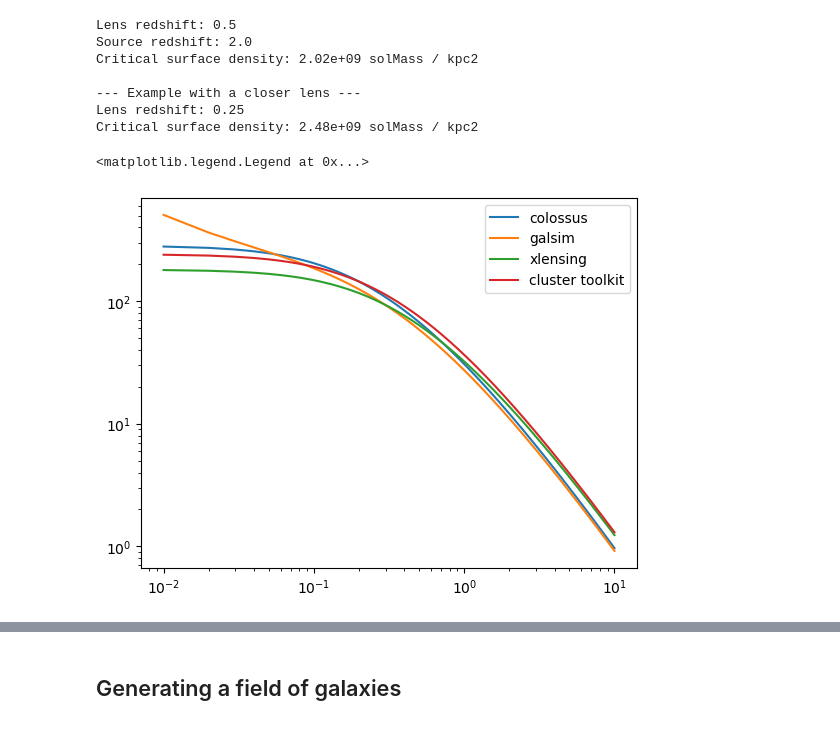
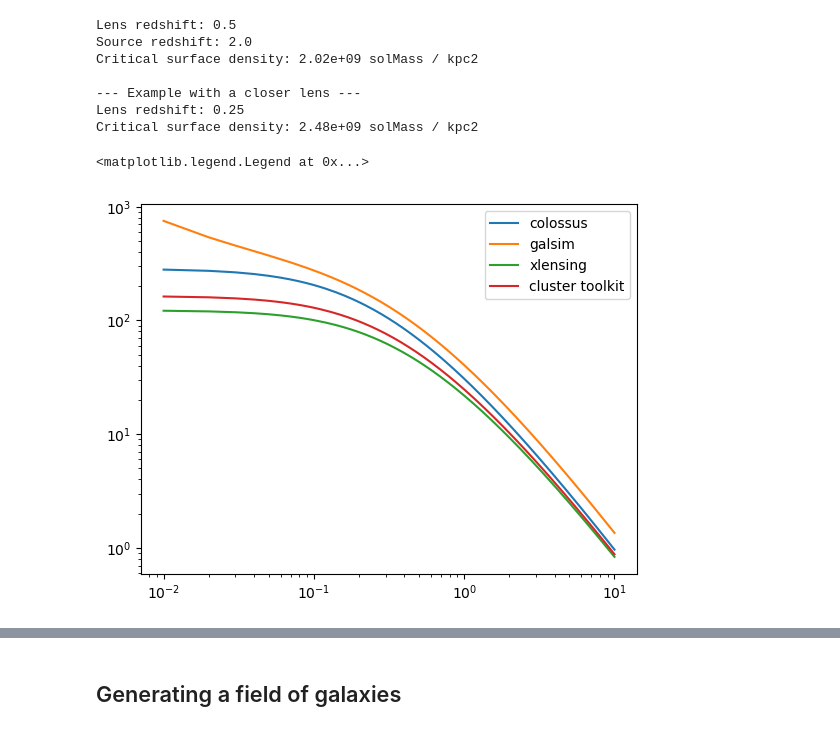
Before and after one commit to andrevitorelli/destacking, a Jupyter notebook: notebooks/prototype_destacking.ipynb, the cells around one changed output, grey strips where cells are left out. Cells and saved outputs as stored; diff of their text form; code cells hidden in the pictures.

```diff
--- a/notebooks/prototype_destacking.ipynb
+++ b/notebooks/prototype_destacking.ipynb
@@ -95,7 +96,7 @@ Critical surface density: 2.48e+09 solMass / kpc2
 # %%
 def deltasigma_nfw_colossus(colossus_profile,z_source,r):
     z_lens = zhalo
-    Sigma_bar = 2*(integrate.quad(lambda r : colossus_profile.surfaceDensity(r)*r,1e-5,r,epsabs=0.,limit=50))[0]/r**2
+    Sigma_bar = 2*(integrate.quad(lambda r : colossus_profile.surfaceDensity(r)*r,1e-8,r,epsabs=0.,limit=150))[0]/r**2
     Sigma = colossus_profile.surfaceDensity(r)
     deltasigma = Sigma_bar - Sigma
     return deltasigma/1e6
@@ -126,13 +127,13 @@ delta_sigma_xlensing = xlensing_res['NFW Signal']
 delta_sigma_galsim = shears_galsim[:,0]*scrit
 # %%
 plt.plot(radii_mpc,delta_sigma_colossus,label='colossus')
-plt.plot(radii_mpc,delta_sigma_galsim*Planck18.h,label='galsim')
-plt.plot(radii_mpc,delta_sigma_xlensing/Planck18.h,label='xlensing')
-plt.plot(radii_mpc,delta_sigma_toolkit/Planck18.h,label='cluster toolkit')
+plt.plot(radii_mpc,delta_sigma_galsim,label='galsim')
+plt.plot(radii_mpc,delta_sigma_xlensing,label='xlensing')
+plt.plot(radii_mpc,delta_sigma_toolkit,label='cluster toolkit')
 
 plt.xscale('log')
 plt.yscale('log')
 plt.legend()
 # %% [output]
 <matplotlib.legend.Legend at 0x...>
-[figure, old version]
+[figure, new version]
```
Also changed, not shown: parts of 30 cells of this notebook, 3 other files.
